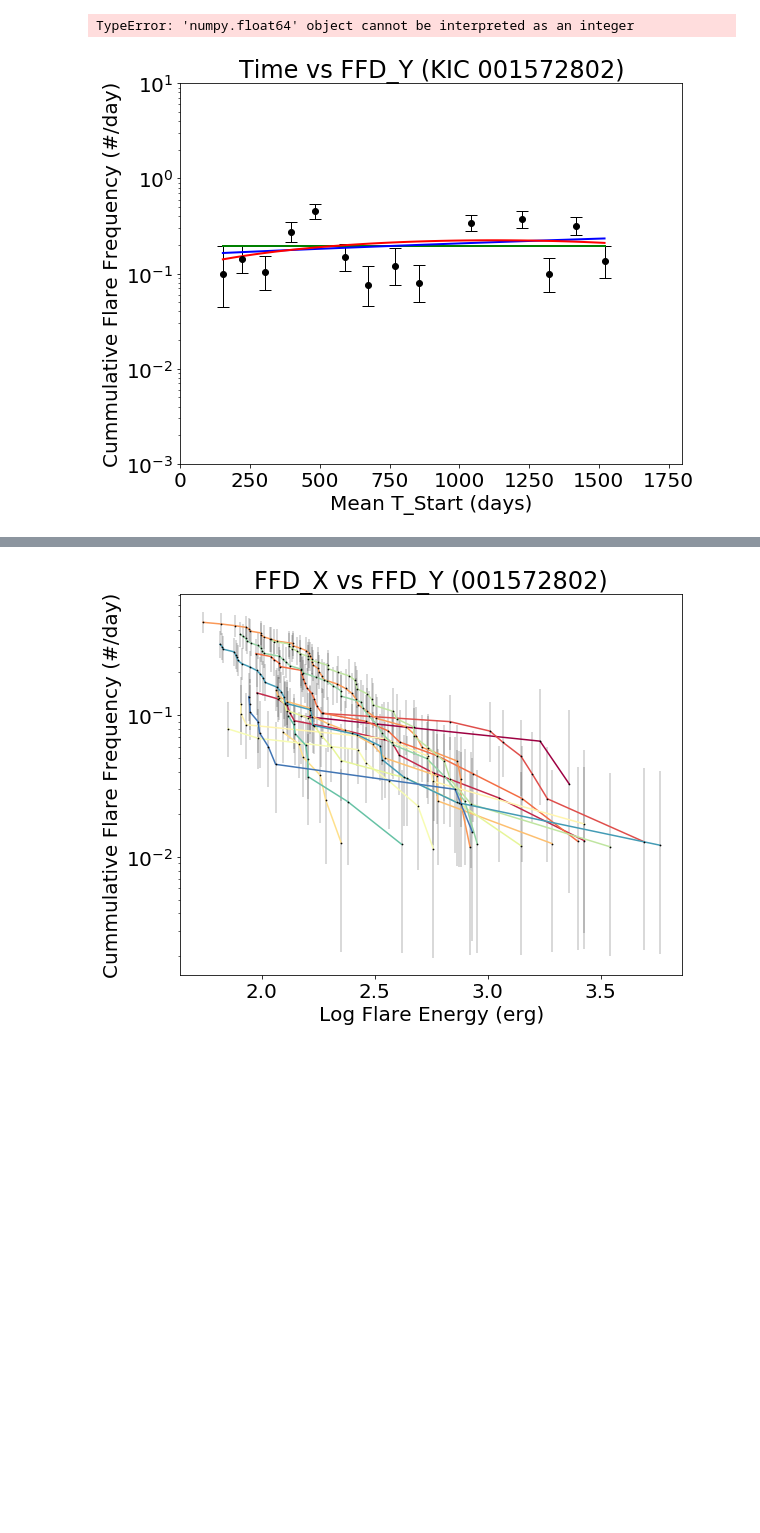
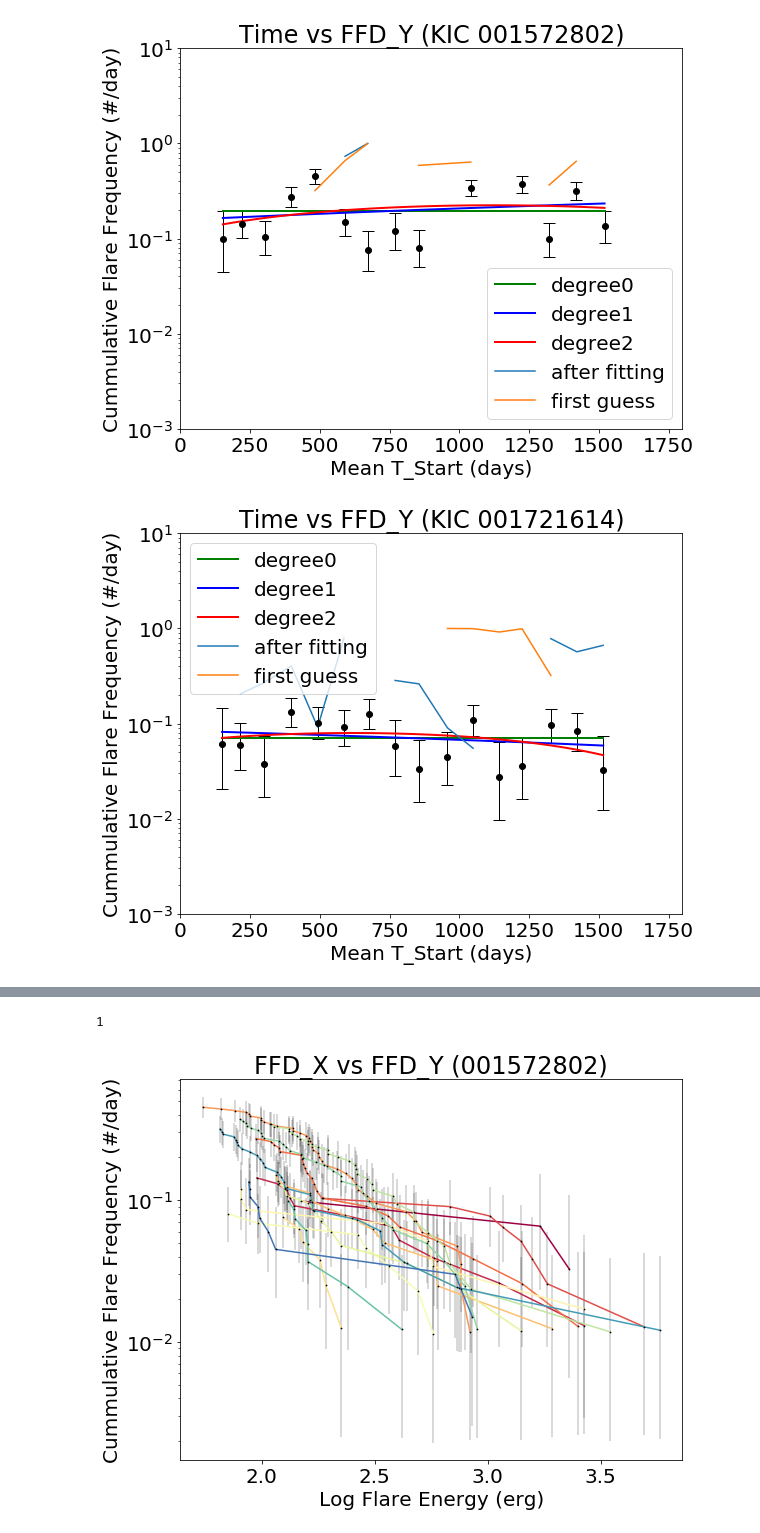
Before and after one commit to mscoggs/flare_cycles, a Jupyter notebook: flaregraphs.ipynb, the cells around one changed output, grey strips where cells are left out. Cells and saved outputs as stored; diff of their text form; code cells hidden in the pictures; blank space fills up the shorter version.

```diff
--- a/flaregraphs.ipynb
+++ b/flaregraphs.ipynb
@@ -148,8 +156,7 @@ for line in targets: #going through each KIC
     degree0 = fitDeg0(xaxis, yaxis, err_list)
     degree1 = fitDeg1(xaxis, yaxis, err_list)
     degree2 = fitDeg2(xaxis, yaxis, err_list)
-    res = fitSin(xaxis, yaxis)
-    plt.plot(xaxis, res["fitfunc"](yaxis), "r-", label="y fit curve", linewidth=2)
+    fitSin(xaxis, yaxis)
     plt.legend()
     #plt.savefig('time-vs-ffd_y-plot/'+KIC+'_vs_time.png')
 # %% [output]
@@ -165,2 +180,2 @@ for line in targets: #going through each KIC
-TypeError: 'numpy.float64' object cannot be interpreted as an integer
-[figure, old version]
+[figure, new version]
+[figure, added]
@@ -167,3 +191,8 @@ TypeError: 'numpy.float64' object cannot be interpreted as an integer
+# %%
+x = 1.543531231231
+print(int(x))
+# %% [output]
+1
 # %%
 #plotting a reverse cummulative sum for a single KIC# number, hoping for a smooth change in frequency over time
 #plotting all of the data, with data below the ED68i cutoff being the thinner lines
```
Also changed, not shown: parts of 3 cells of this notebook.
